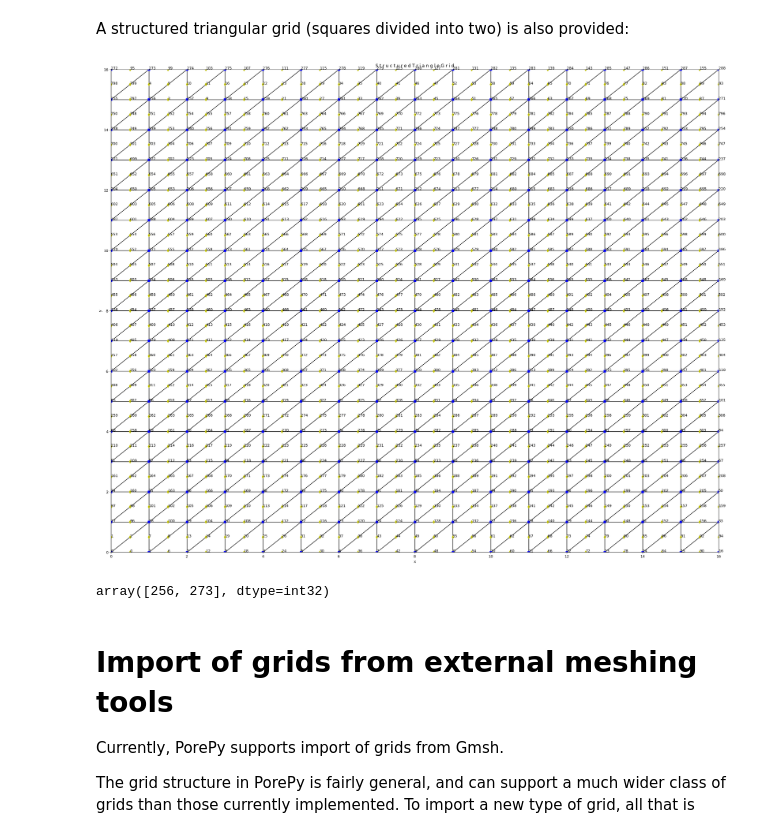
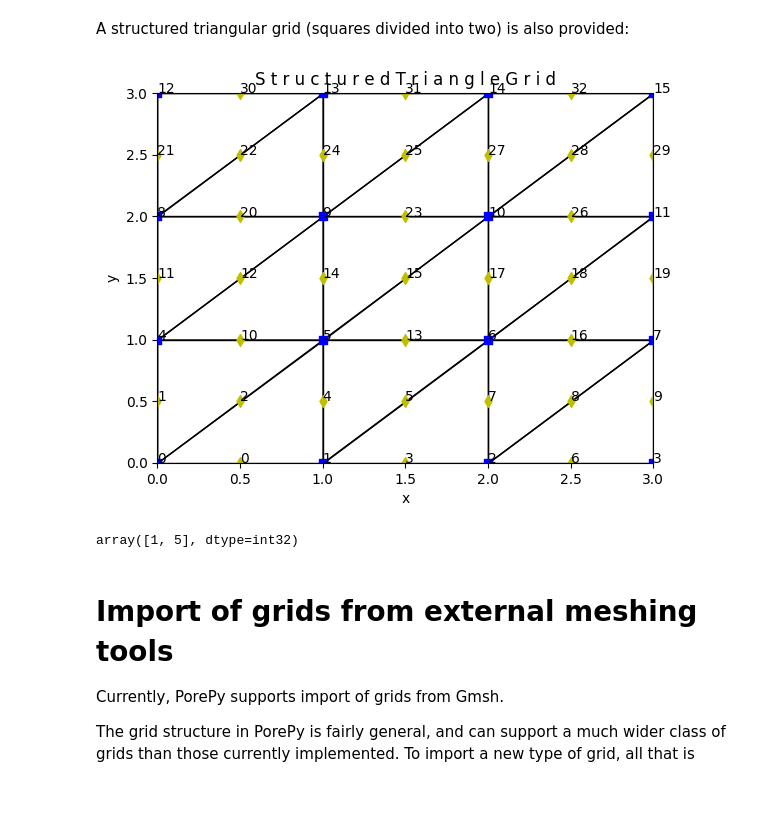
Before and after one commit to compgeo-mox/lec_compgeo, a Jupyter notebook: lab/lab1/grid.ipynb, the cells around one changed output. Drawn from its saved outputs; the diff is of its cells as text; code cells hidden in the pictures; blank space fills up the shorter version.

Commit message:
update grid script

```diff
--- a/lab/lab1/grid.ipynb
+++ b/lab/lab1/grid.ipynb
@@ -175,17 +175,17 @@ pp.plot_grid(sd, alpha=0, info="cfn", plot_2d=True)
 # %% [markdown]
 A structured triangular grid (squares divided into two) is also provided:
 # %%
-g = pp.StructuredTriangleGrid([16] * 2)
+g = pp.StructuredTriangleGrid([3] * 2)
 g.compute_geometry()
 
 
-pp.plot_grid(g, plot_2d=True, info="fn", alpha=0, fig_size=(30, 24))
+pp.plot_grid(g, plot_2d=True, info="fn", alpha=0)
 # %% [output]
-[figure, old version]
+[figure, new version]
 # %%
 g.face_nodes[:, 4].nonzero()[0]
 # %% [output]
-array([256, 273], dtype=int32)
+array([1, 5], dtype=int32)
 # %% [markdown]
 # Import of grids from external meshing tools
 
```
Also changed, not shown: parts of 5 cells of this notebook.
